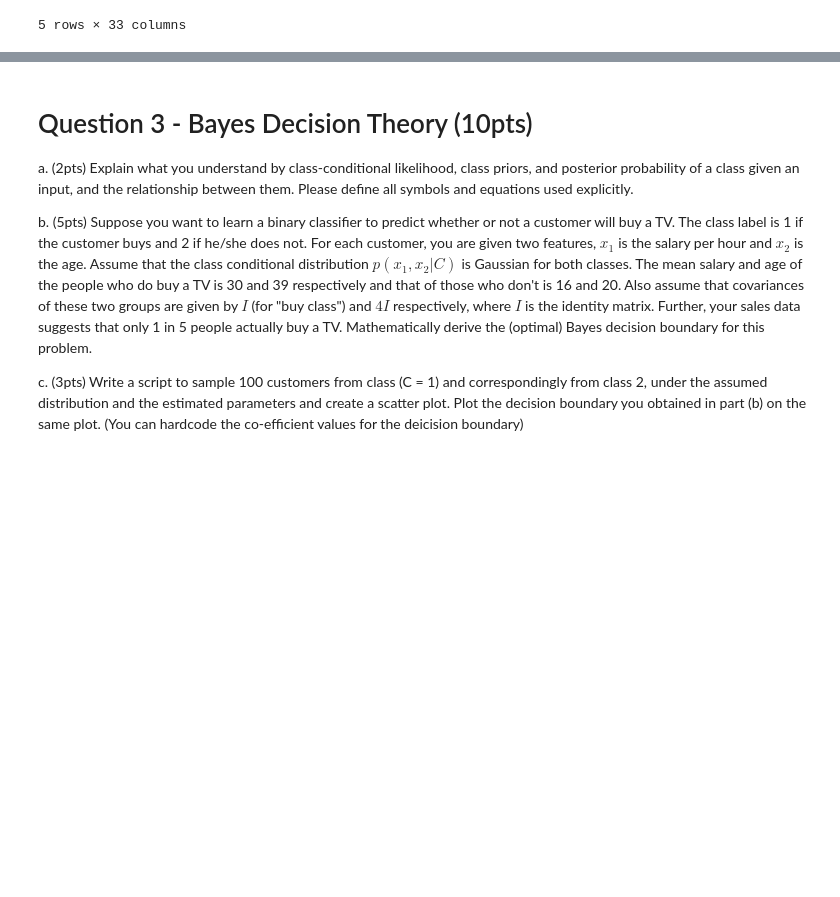
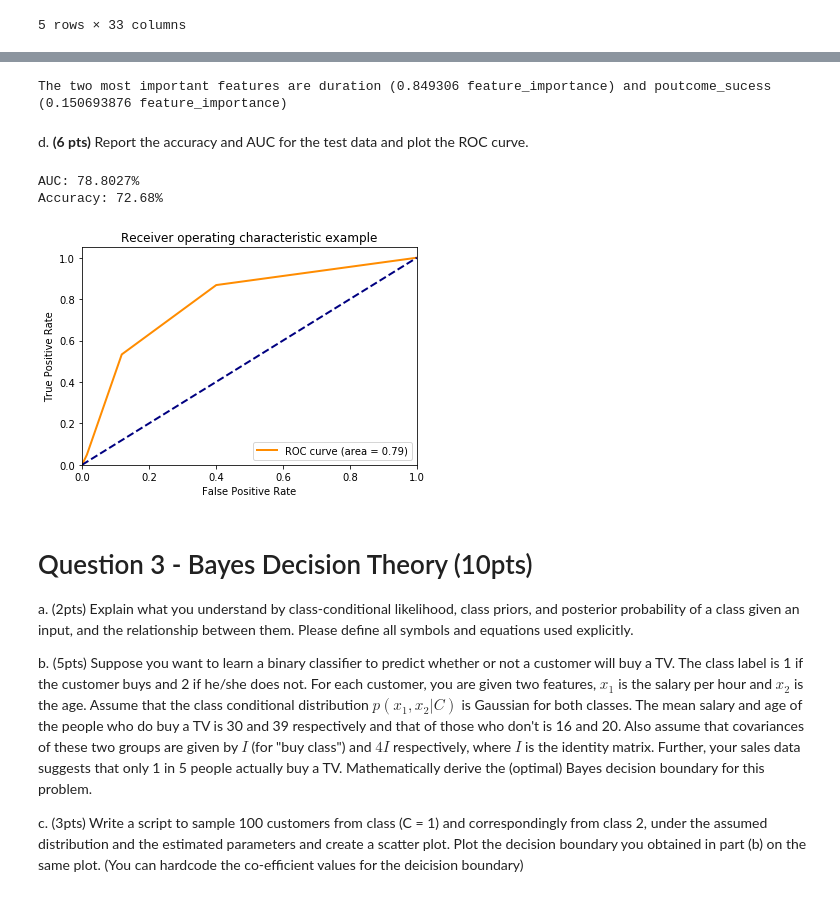
Before and after one commit to ajleo899/DataSciencePrinciplesLabs, a Jupyter notebook: HW3/hw3.ipynb, the cells around one changed output, grey strips where cells are left out. Drawn from its saved outputs; the diff is of its cells as text; code cells hidden in the pictures; blank space fills up the shorter version.

```diff
--- a/HW3/hw3.ipynb
+++ b/HW3/hw3.ipynb
@@ -287,0 +328,5 @@ d. **(6 pts)** Report the accuracy and AUC for the test data and plot the ROC cu
+# %%
+d2model = tree.DecisionTreeClassifier(max_depth=2, criterion='gini')
+d2model.fit(X_train, Y_train)
+importances = d2model.feature_importances_
+list(zip(X.columns, model.feature_importances_))
@@ -288,3 +351,36 @@ d. **(6 pts)** Report the accuracy and AUC for the test data and plot the ROC cu
+# %%
+print("The two most important features are duration (0.849306 feature_importance) and poutcome_sucess (0.150693876 feature_importance)")
+# %% [output]
+The two most important features are duration (0.849306 feature_importance) and poutcome_sucess (0.150693876 feature_importance)
+# %% [markdown]
+d. **(6 pts)** Report the accuracy and AUC for the test data and plot the ROC curve.
+# %%
+testpreds = d2model.predict_proba(X_test)
+AUC = roc_auc_score(Y_test, testpreds[:,1])
+print("AUC: %.4f%% " % (AUC *100))
+hardpreds = d2model.predict(X_test)
+accuracy = accuracy_score(Y_test, hardpreds)
+print("Accuracy: %.2f%% " % (accuracy * 100.0))
+# %% [output]
+AUC: 78.8027%
+Accuracy: 72.68%
+# %%
+# plotting ROC curve
+lw = 2
+fpr, tpr, _ = roc_curve(Y_test, testpreds[:,1])
+roc_auc = auc(fpr, tpr)
+plt.plot(fpr, tpr, color='darkorange',
+         lw=lw, label='ROC curve (area = %0.2f)' % roc_auc)
+plt.plot([0, 1], [0, 1], color='navy', lw=lw, linestyle='--')
+plt.xlim([0.0, 1.0])
+plt.ylim([0.0, 1.05])
+plt.xlabel('False Positive Rate')
+plt.ylabel('True Positive Rate')
+plt.title('Receiver operating characteristic example')
+plt.legend(loc="lower right")
+plt.show()
+# %% [output]
+[figure, added]
 # %% [markdown]
 # Question 3 - Bayes Decision Theory (10pts)
 
```
Also changed, not shown: parts of 11 cells of this notebook.
